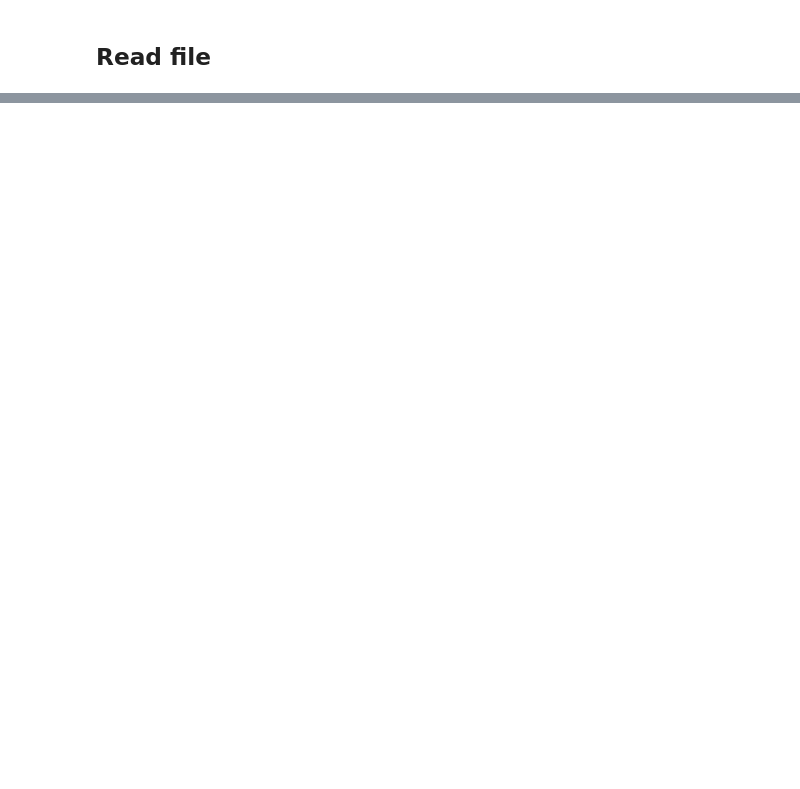
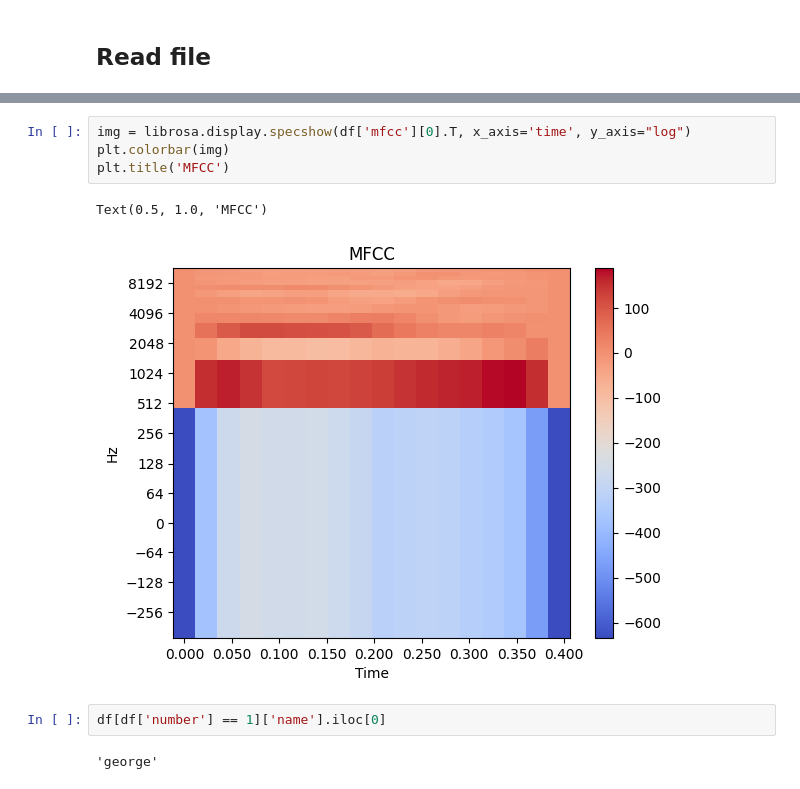
Before and after one commit to mvajhi/Introduction-to-Artificial-Intelligence-and-Machine-Learning, a Jupyter notebook: ca2/part1.ipynb, the cells around one changed output, grey strips where cells are left out. Cells and saved outputs as stored; diff of their text form; blank space fills up the shorter version.

```diff
--- a/ca2/part1.ipynb
+++ b/ca2/part1.ipynb
@@ -100,0 +78,11 @@ df
+# %%
+img = librosa.display.specshow(df['mfcc'][0].T, x_axis='time', y_axis="log")
+plt.colorbar(img)
+plt.title('MFCC')
+# %% [output]
+Text(0.5, 1.0, 'MFCC')
+[figure, added]
+# %%
+df[df['number'] == 1]['name'].iloc[0]
+# %% [output]
+'george'
```
Also changed, not shown: parts of 13 cells of this notebook.
